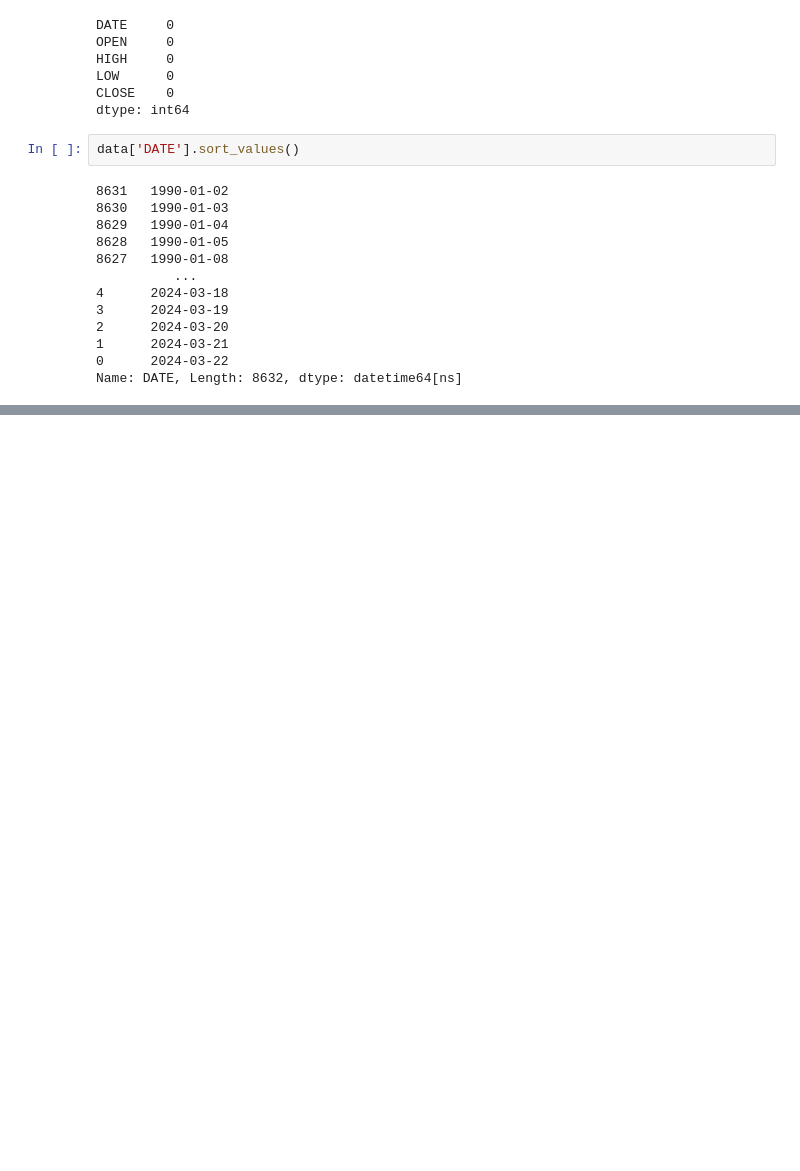
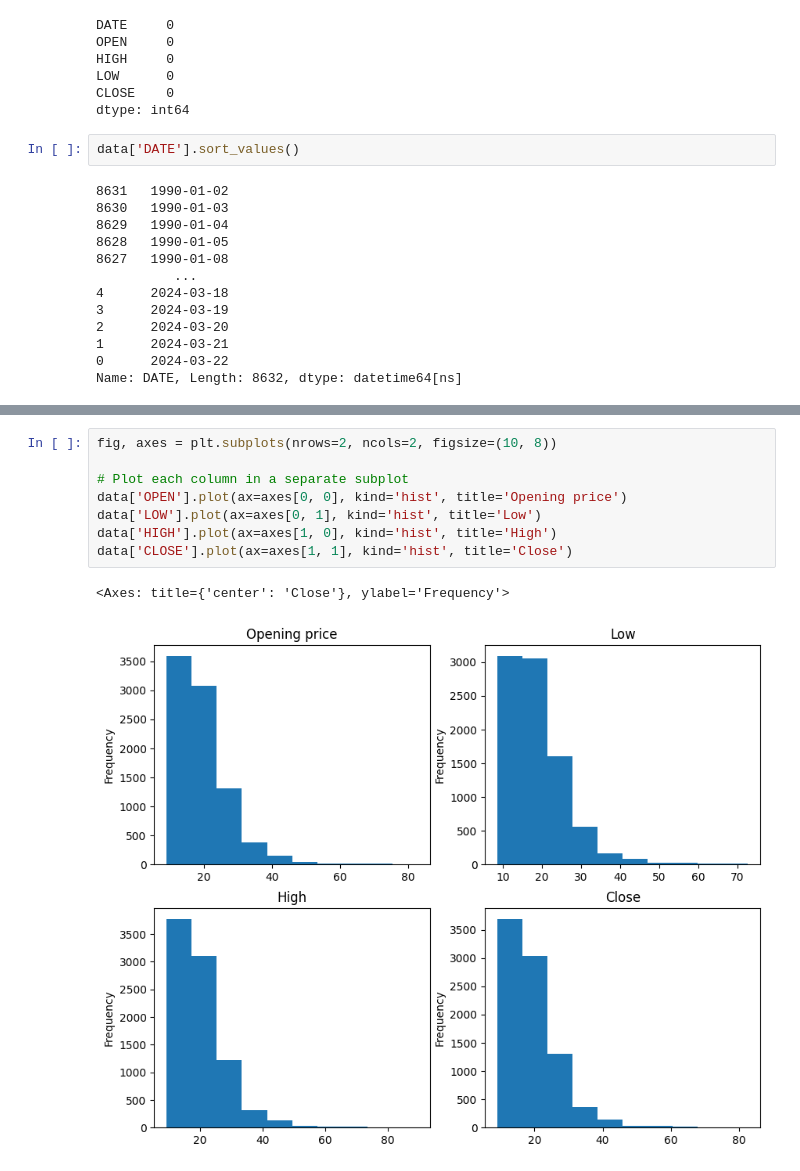
Before and after one commit to HaninIsmail01/Codealpha_task1, a Jupyter notebook: CodeAlpha_task1.ipynb, the cells around one changed output, grey strips where cells are left out. Saved outputs shown, nothing was run; the diff lists cells and outputs as text; blank space fills up the shorter version.

```diff
--- a/CodeAlpha_task1.ipynb
+++ b/CodeAlpha_task1.ipynb
@@ -105,0 +122,11 @@ data['CLOSE'].plot(x= data['DATE'], y= data['CLOSE'])
+# %%
+fig, axes = plt.subplots(nrows=2, ncols=2, figsize=(10, 8))
+
+# Plot each column in a separate subplot
+data['OPEN'].plot(ax=axes[0, 0], kind='hist', title='Opening price')
+data['LOW'].plot(ax=axes[0, 1], kind='hist', title='Low')
+data['HIGH'].plot(ax=axes[1, 0], kind='hist', title='High')
+data['CLOSE'].plot(ax=axes[1, 1], kind='hist', title='Close')
+# %% [output]
+<Axes: title={'center': 'Close'}, ylabel='Frequency'>
+[figure, added]
```
Also changed, not shown: parts of 5 cells of this notebook.
